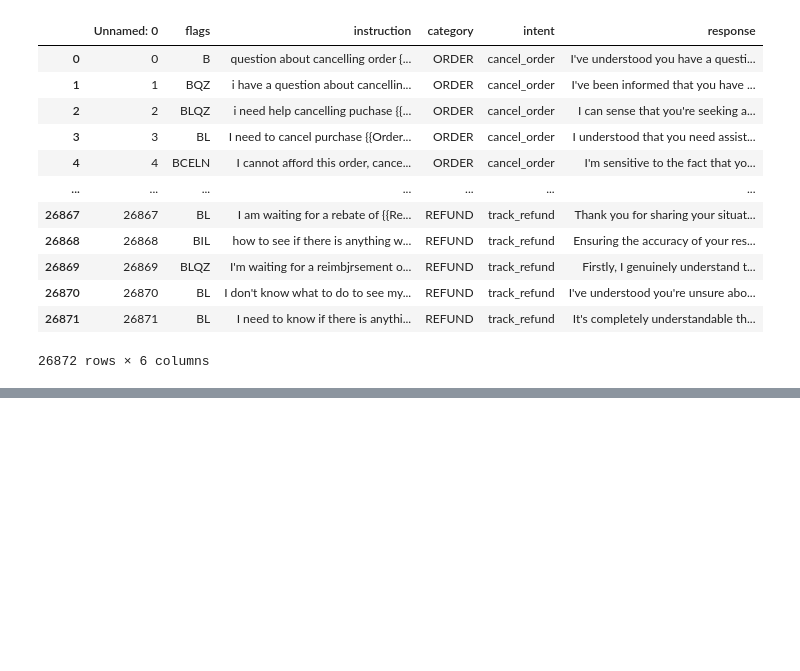
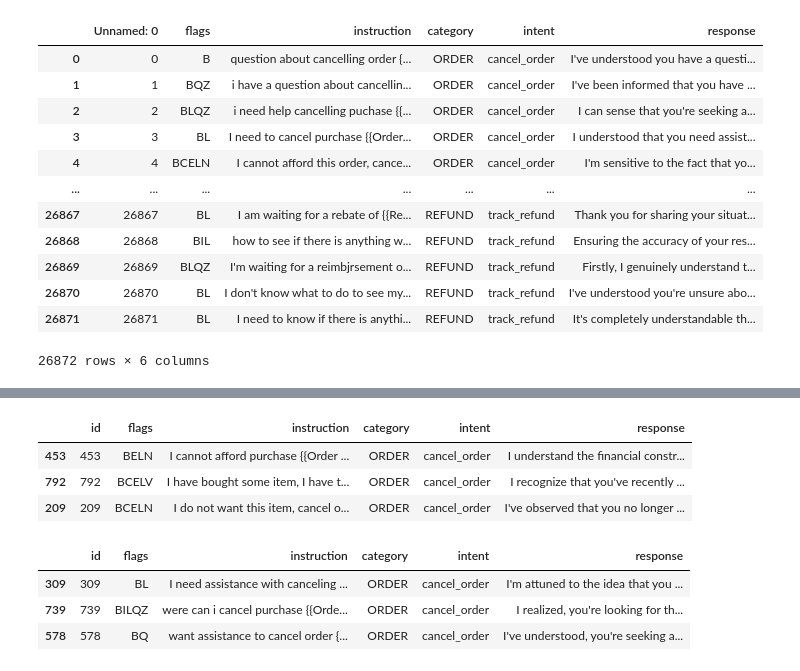
Before and after one commit to herreramaxi/Agentic_AI_CA1, a Jupyter notebook: A4AI-CA1-MaxiHerrera.ipynb, the cells around one changed output, grey strips where cells are left out. Drawn from its saved outputs; the diff is of its cells as text; code cells hidden in the pictures; blank space fills up the shorter version.

```diff
--- a/A4AI-CA1-MaxiHerrera.ipynb
+++ b/A4AI-CA1-MaxiHerrera.ipynb
@@ -74,0 +20,36 @@ test_df
+# %%
+def get_split_dataset(categories_selected, intents_selected, max_total_rows=60, random_state=42):
+    intent_count = len(intents_selected)
+    # Largest even count per intent that stays within the cap, so train and test match.
+    rows_per_intent = (max_total_rows // intent_count) // 2 * 2
+    rows_per_split = rows_per_intent // 2
+    if rows_per_split < 1:
+        raise ValueError("max_total_rows is too small for one train and one test row per intent")
+
+    print(f"intents: {intent_count}")
+    print(f"rows_per_intent: {rows_per_intent}")
+    print(f"rows_per_split: {rows_per_split}")
+
+    ds_filtered = df[
+        df["category"].isin(categories_selected) &
+        df["intent"].isin(intents_selected)
+    ].rename(columns={"Unnamed: 0": "id"})
+    print(f"ds_filtered: {len(ds_filtered)}")
+
+    sampled = ds_filtered.groupby("intent", group_keys=False).sample(
+        n=rows_per_intent, random_state=random_state
+    )
+    train_df = sampled.groupby("intent", group_keys=False).head(rows_per_split)
+    test_df = sampled.drop(train_df.index)
+
+    print(f"sampled: {len(sampled)}")
+    print(f"train_df: {len(train_df)}")
+    print(f"test_df: {len(test_df)}")
+    return train_df, test_df
+# %%
+categories_selected = ['ACCOUNT', 'ORDER', 'PAYMENT']
+intents_selected = ['create_account', 'delete_account', 'edit_account',
+                    'cancel_order', 'change_order', 'place_order',
+                    'check_payment_methods', 'payment_issue']
+
+train_df, test_df = get_split_dataset(categories_selected, intents_selected, 50)
@@ -75,3 +64,20 @@ test_df
+# %%
+TOP_N = 3
+train_df = train_df.head(TOP_N)
+train_df
+# %% [output]
+|  | id | flags | instruction | category | intent | response |
+| 453 | 453 | BELN | I cannot afford purchase {{Order ... | ORDER | cancel_order | I understand the financial constr... |
+| 792 | 792 | BCELV | I have bought some item, I have t... | ORDER | cancel_order | I recognize that you've recently ... |
+| 209 | 209 | BCELN | I do not want this item, cancel o... | ORDER | cancel_order | I've observed that you no longer ... |
+# %%
+test_df= test_df.head(TOP_N)
+test_df
+# %% [output]
+|  | id | flags | instruction | category | intent | response |
+| 309 | 309 | BL | I need assistance with canceling ... | ORDER | cancel_order | I'm attuned to the idea that you ... |
+| 739 | 739 | BILQZ | were can i cancel purchase {{Orde... | ORDER | cancel_order | I realized, you're looking for th... |
+| 578 | 578 | BQ | want assistance to cancel order {... | ORDER | cancel_order | I've understood, you're seeking a... |
 # %%
 from harness_agent.harness import AgentHarness
 
```
Also changed, not shown: parts of 23 cells of this notebook, 8 other files.
